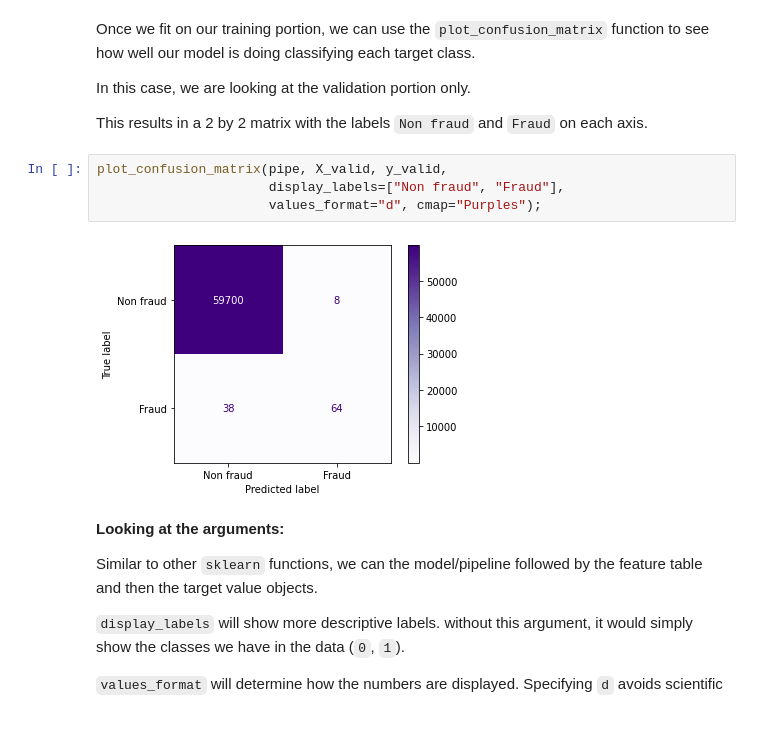
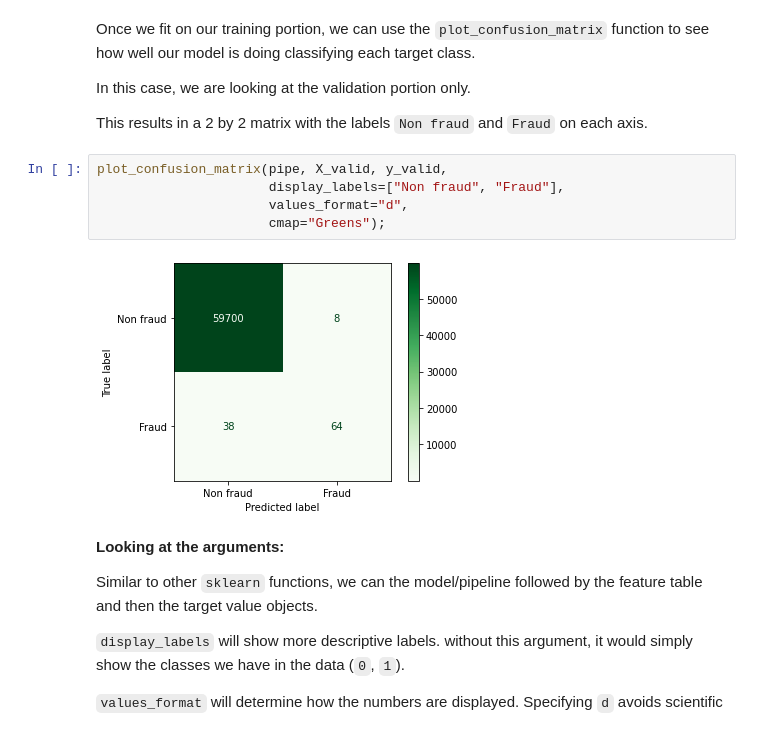
Before and after one commit to bait509-ubc/BAIT509, a Jupyter notebook: _build/jupyter_execute/lectures/lecture9.ipynb, the cells around one changed output. Drawn from its saved outputs; the diff is of its cells as text.

```diff
--- a/_build/jupyter_execute/lectures/lecture9.ipynb
+++ b/_build/jupyter_execute/lectures/lecture9.ipynb
@@ -216,9 +220,10 @@ This results in a 2 by 2 matrix with the labels `Non fraud` and `Fraud` on each
 # %%
 plot_confusion_matrix(pipe, X_valid, y_valid,
                       display_labels=["Non fraud", "Fraud"],
-                      values_format="d", cmap="Purples");
+                      values_format="d",
+                      cmap="Greens");
 # %% [output]
-[figure, old version]
+[figure, new version]
 # %% [markdown]
 **Looking at the arguments:**
 
```
Also changed, not shown: parts of 10 cells of this notebook, 26 other files.
